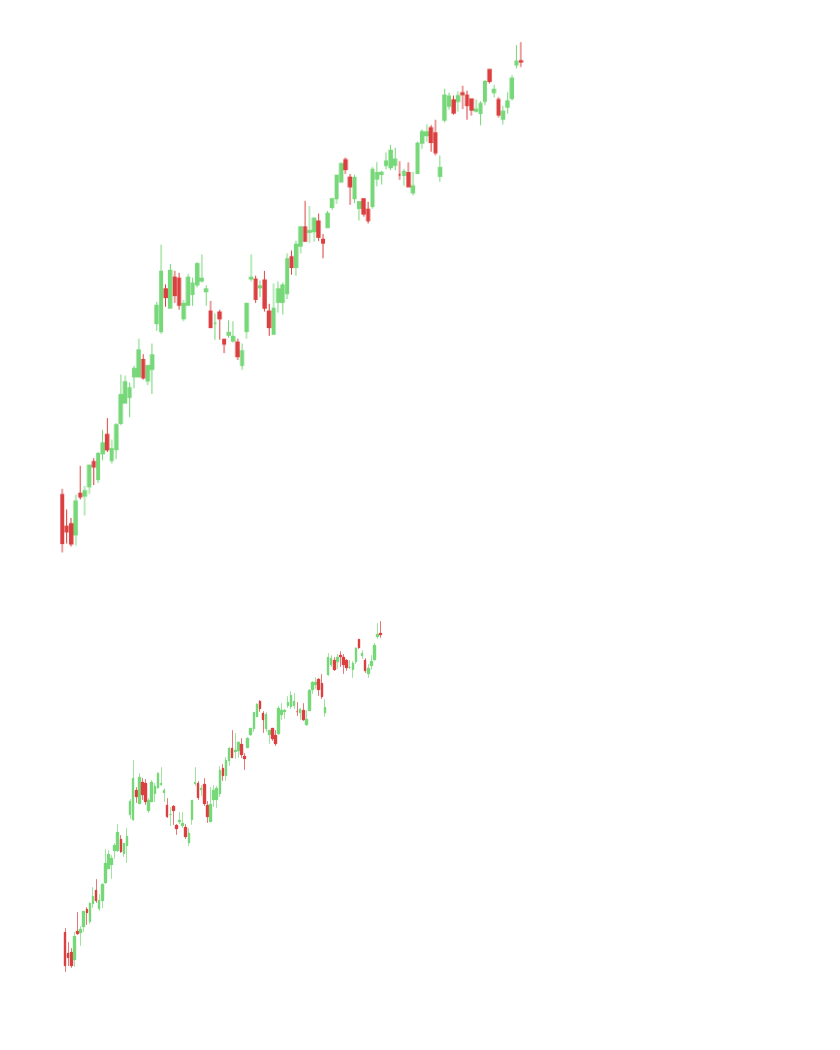
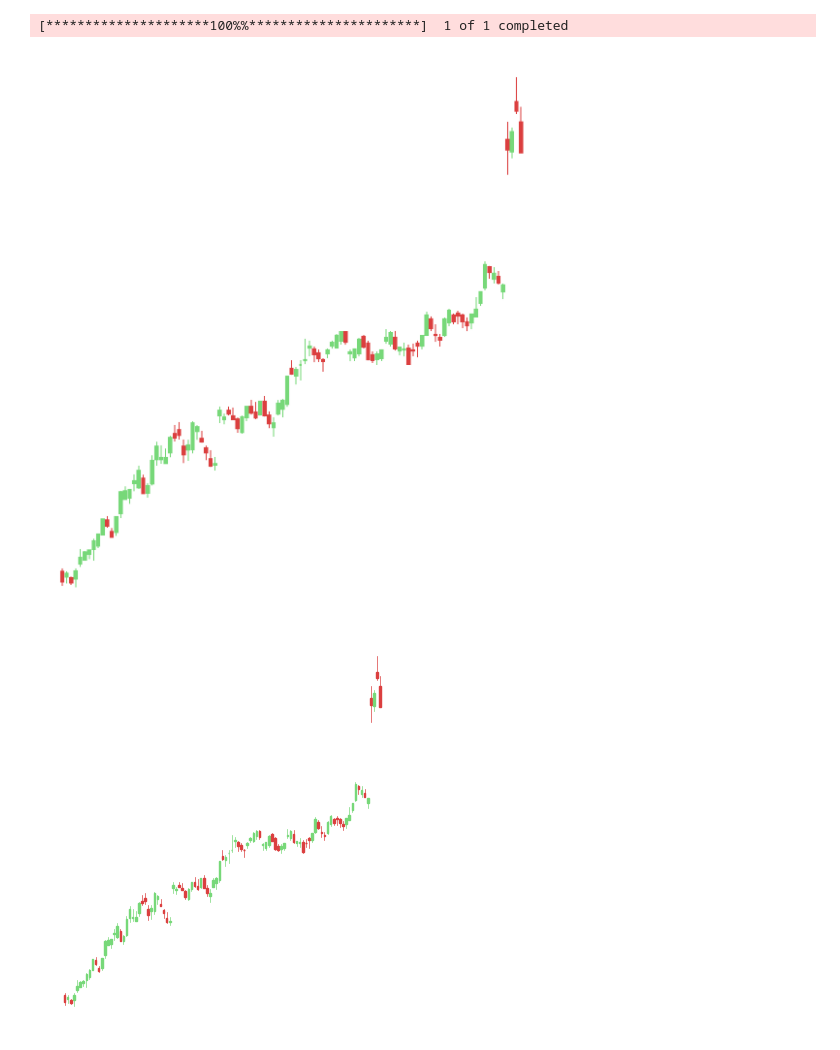
Before and after one commit to DFIC-Quant-Fund/CompVision-W2024, a Jupyter notebook: ImageGenerationScript.ipynb, the cells around one changed output. Saved outputs shown, nothing was run; the diff lists cells and outputs as text; code cells hidden in the pictures.

```diff
--- a/ImageGenerationScript.ipynb
+++ b/ImageGenerationScript.ipynb
@@ -4,7 +4,7 @@
 # Uncomment if you have not installed yet
 # !pip install yfinance
 # !pip install matplotlib
-# !pip install mplfinance
+!pip install mplfinance
 # !pip install numpy
 # !pip install pillow
 
@@ -15,7 +15,7 @@ from mplfinance.original_flavor import candlestick_ohlc
 import matplotlib.dates as mdates
 from PIL import Image
 
-stock_symbol = 'AAPL'
+stock_symbol = 'NVDA'
 start_date = '2023-01-01'
 end_date = '2023-06-01'
 
@@ -46,3 +59,4 @@ display(Image.open("chart.png"))
+[*********************100%%**********************]  1 of 1 completed
-[figure, old version]
+[figure, new version]
-[figure, old version]
+[figure, new version]
 # %%
```
Also changed, not shown: parts of 4 cells of this notebook.
